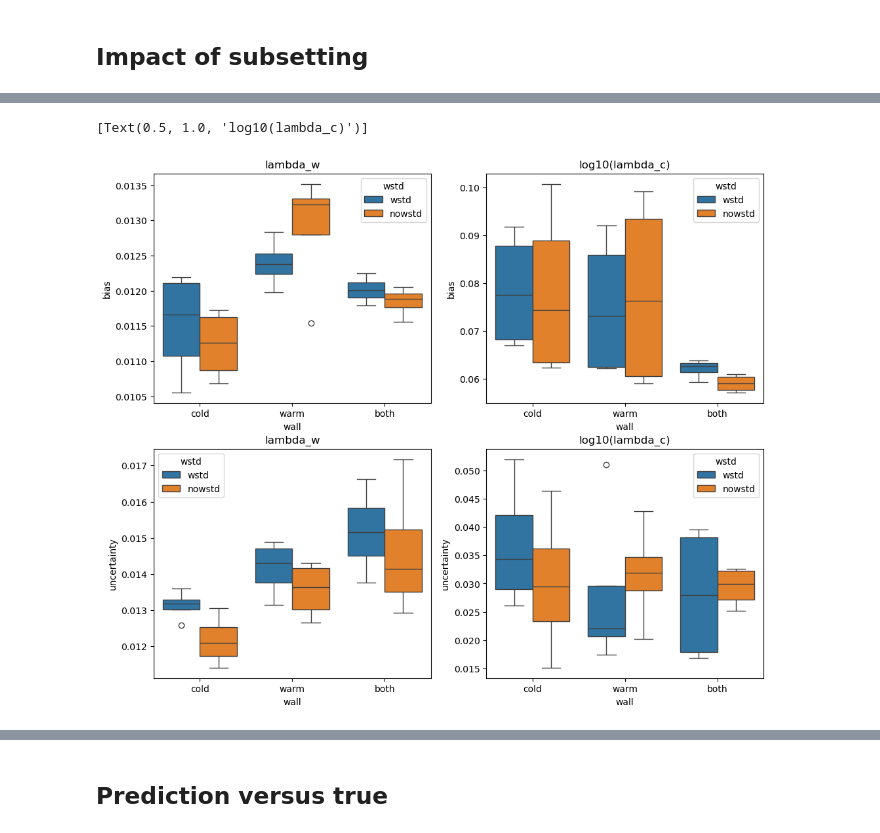
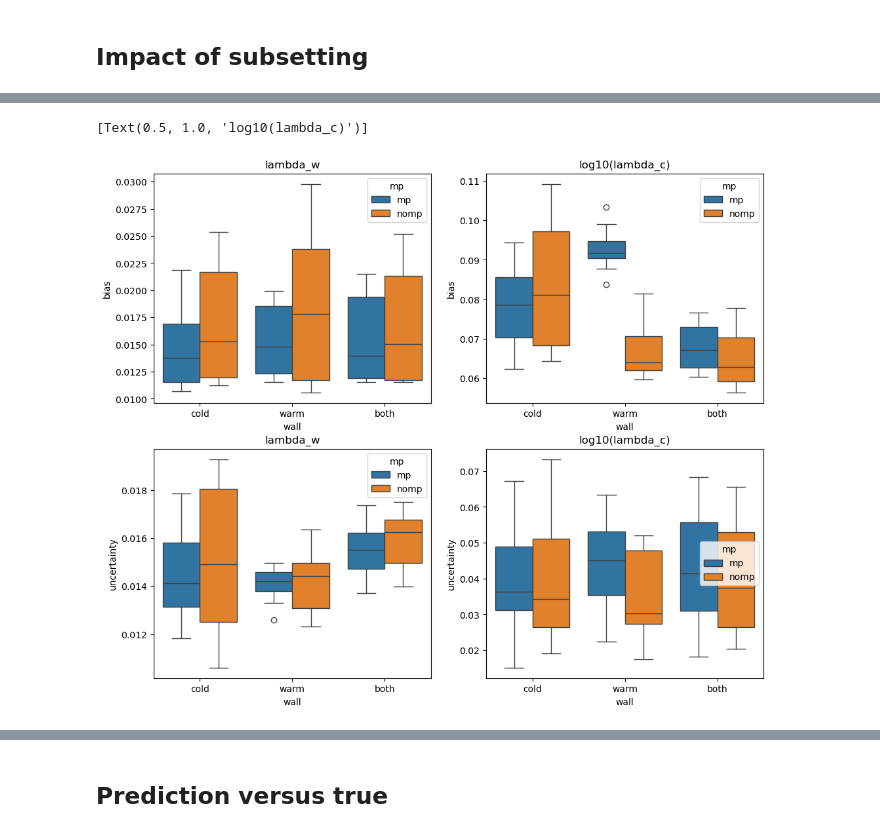
Before and after one commit to PeishiJiang/KIM, a Jupyter notebook: examples/im_cloudmodel/postprocessing-kims.ipynb, the cells around one changed output, grey strips where cells are left out. Cells and saved outputs as stored; diff of their text form; code cells hidden in the pictures.

```diff
--- a/examples/im_cloudmodel/postprocessing-kims.ipynb
+++ b/examples/im_cloudmodel/postprocessing-kims.ipynb
@@ -58,16 +58,17 @@ dir_results = dir_case / "results"
 # all_ss_varns = [True, False]
 # wstd = [True, False]
 # wall_types = ['cold', 'warm', 'both']
-middle_pts_r = ['mp', 'nompR']
+middle_pts_r = ['mp', 'nomp']
 all_ss_varns = ['ss', 'noss']
 wstd = ['wstd', 'nowstd']
 wall_types = ['cold', 'warm', 'both']
+temperature = ['t', 'not']
 # %%
 # Get all combinations
-combinations = itertools.product(middle_pts_r, all_ss_varns, wstd, wall_types)
+combinations = itertools.product(middle_pts_r, all_ss_varns, wstd, wall_types, temperature)
 label_set, f_state_set, f_kim_set, f_sensi_set = [], [], [], []
-for mp, ss, w, wall in combinations:
-    label = f'{mp}-{ss}-{w}-{wall}'
+for mp, ss, w, wall, t in combinations:
+    label = f'{mp}-{ss}-{w}-{wall}-{t}'
     f_state_subset = dir_data / f'Input-{label}.csv'
     f_kim_save = dir_results / f'KIM-{label}'
     f_sensitivity_save = dir_results / f'Data-{label}'
@@ -145,3 +146,22 @@ for i,kim in enumerate(kim_set):
 #         lim = ax.get_ylim()
 #         ax.plot(lim, lim, '--', color='tab:blue')
 #         ax.set(xlim=lim, ylim=lim, xlabel='True', ylabel='Prediction', title=f"{model}: {y_var}")
+# %%
+train_or_test = 'test'
+# label_set_plot = ['nompR-noss-nowstd-cold', 'nompR-ss-nowstd-warm', 'nompR-ss-nowstd-both', 'nompR-noss-nowstd-cold']
+label_set_plot = ['mp-ss-wstd-both-t']
+fig, axes = plt.subplots(len(label_set_plot), 2, figsize=(15,6))
+for i in range(2):
+    y_var = y_vars[i]
+    for j,model in enumerate(label_set_plot):
+        kim = kim_set[j]
+        r = results[model]
+        ax = axes[i]
+        x = r['true'][train_or_test][...,i]
+        y = r['weighted mean predict'][train_or_test][...,i]
+        std = r['weighted std predict'][train_or_test][...,i]
+        bias = r['weighted bias'][train_or_test][i]
+        ax.errorbar(x, y, std, color='black', linestyle='None', fmt='o', markersize=2, capsize=2)
+        # ax.set(xlabel='True', ylabel='Prediction', title=f"{model}: {y_var} \n (bias: {bias})")
+        ax.set(xlabel='True', ylabel='Prediction', title=f"{model}: {y_var}")
+        ax.legend()
@@ -156,5 +178,5 @@ for i,y in enumerate(y_vars):
         r = results[label]
         metrics = [r['weighted bias'][train_or_test][i], r['weighted relative uncertainty'][train_or_test][i]]
         stats_y.append(metrics+label.split('-'))
-    df = pd.DataFrame(stats_y, columns=['bias', 'uncertainty', 'mp', 'ss', 'wstd', 'wall'])
+    df = pd.DataFrame(stats_y, columns=['bias', 'uncertainty', 'mp', 'ss', 'wstd', 'wall', 't'])
     stats.append(df)
@@ -177,14 +203,16 @@ df[df['ss']=='ss']
 # %%
 i = 1
-x, hue = 'wall', 'wstd'
+# x, hue = 'wall', 'wstd'
+x, hue = 'wall', 'mp'
+# x, hue = 'wall', 'ss'
 fig, axes = plt.subplots(2, 2, figsize=(12,10), sharey=False)
 sns.boxplot(data=stats[0], x=x, y='bias', hue=hue, ax=axes[0,0])
 sns.boxplot(data=stats[1], x=x, y='bias', hue=hue, ax=axes[0,1])
 sns.boxplot(data=stats[0], x=x, y='uncertainty', hue=hue, ax=axes[1,0])
 sns.boxplot(data=stats[1], x=x, y='uncertainty', hue=hue, ax=axes[1,1])
 axes[0,0].set(title=y_vars[0]); axes[0,1].set(title=y_vars[1])
 axes[1,0].set(title=y_vars[0]); axes[1,1].set(title=y_vars[1])
 # plt.suptitle(y_vars[i])
 # %% [output]
 [Text(0.5, 1.0, 'log10(lambda_c)')]
-[figure, old version]
+[figure, new version]
```
Also changed, not shown: parts of 10 cells of this notebook, 4 other files.
